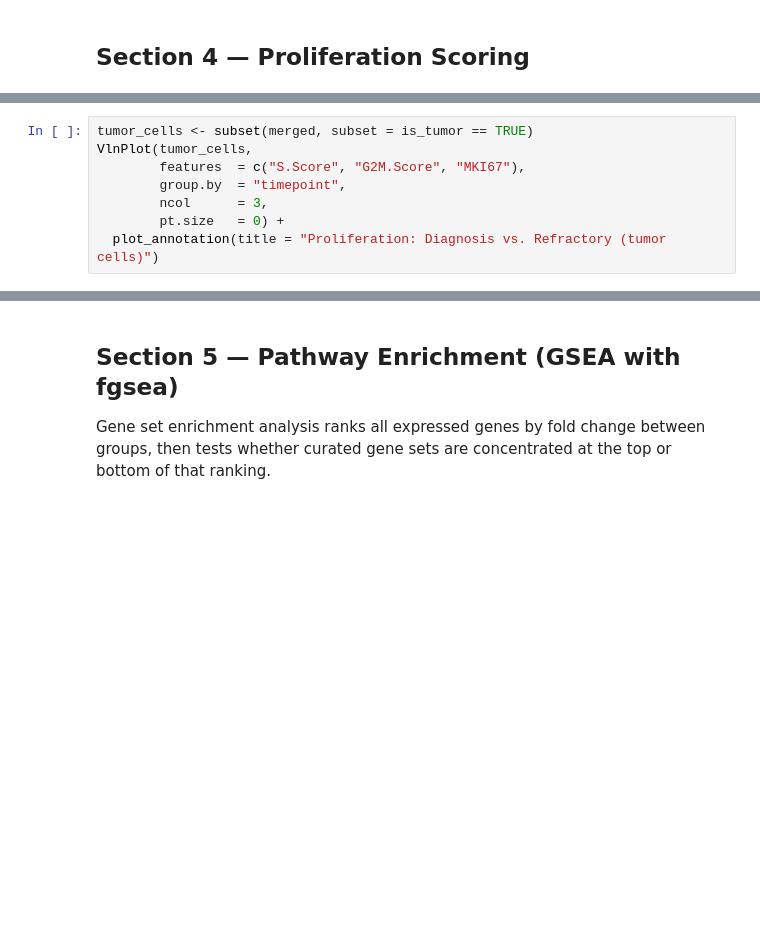
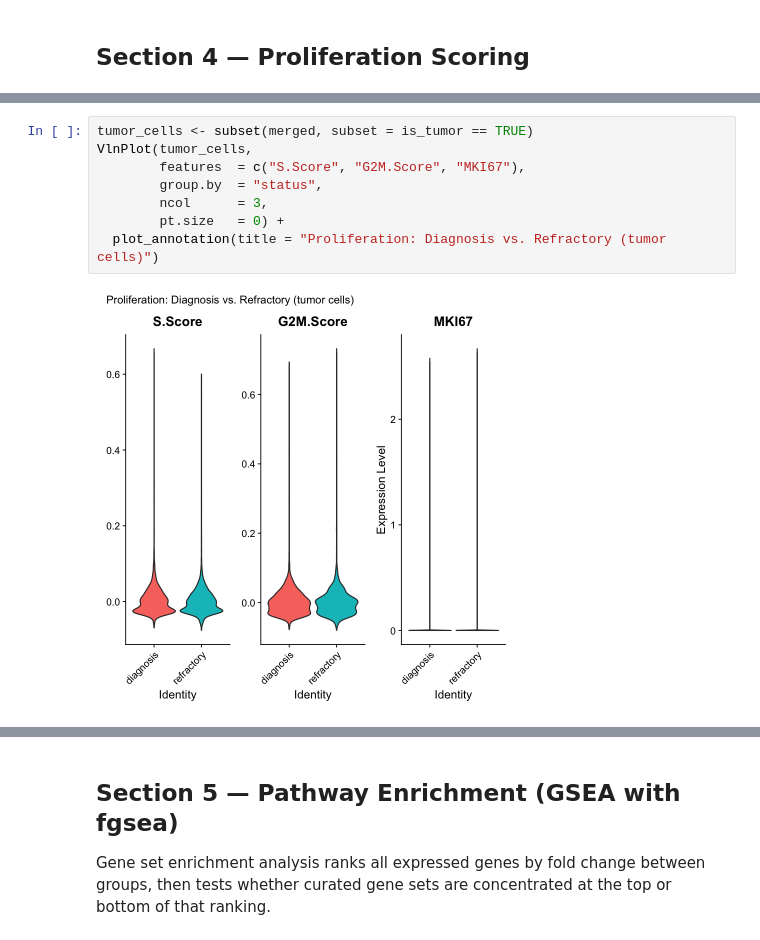
Before and after one commit to jsepulvedayanez/AID_CLL_single_cell, a Jupyter notebook: cell_annotation.ipynb, the cells around one changed output, grey strips where cells are left out. Cells and saved outputs as stored; diff of their text form; blank space fills up the shorter version.

```diff
--- a/cell_annotation.ipynb
+++ b/cell_annotation.ipynb
@@ -185,8 +229,10 @@ VlnPlot(merged, features = "prolif_score",
 # %%
 tumor_cells <- subset(merged, subset = is_tumor == TRUE)
 VlnPlot(tumor_cells,
         features  = c("S.Score", "G2M.Score", "MKI67"),
-        group.by  = "timepoint",
+        group.by  = "status",
         ncol      = 3,
         pt.size   = 0) +
   plot_annotation(title = "Proliferation: Diagnosis vs. Refractory (tumor cells)")
+# %% [output]
+[figure, added]
```
Also changed, not shown: parts of 22 cells of this notebook.
